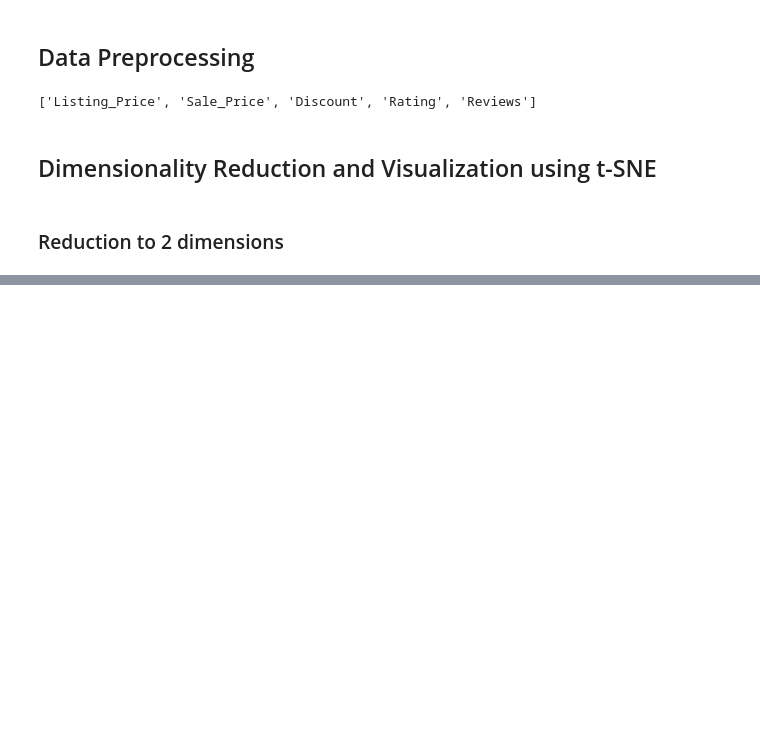
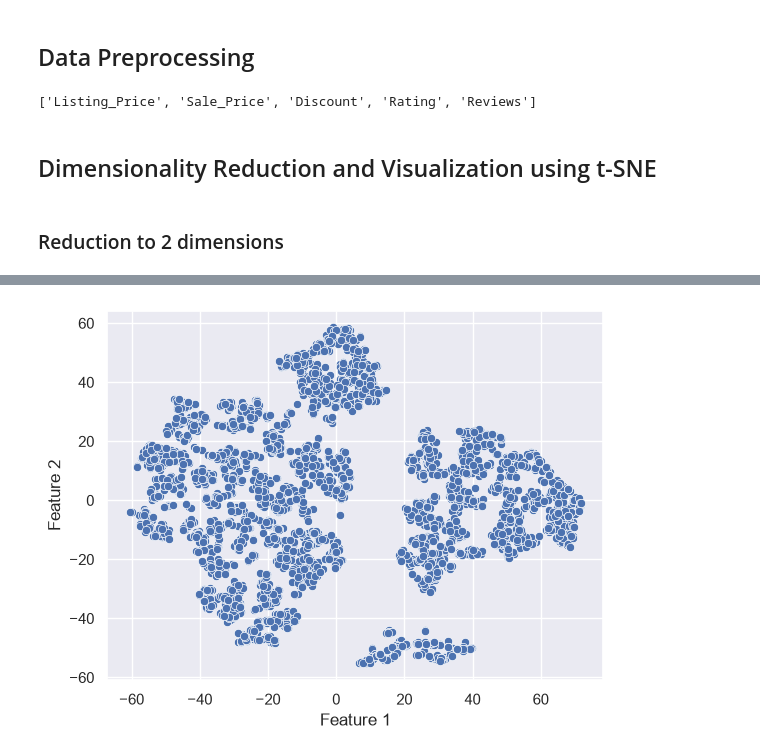
Before and after one commit to dennisumoh325/Product_Segmentation_clustering, a Jupyter notebook: product_seg_NB.ipynb, the cells around one changed output, grey strips where cells are left out. Cells and saved outputs as stored; diff of their text form; code cells hidden in the pictures; blank space fills up the shorter version.

Commit message:
TSNE

```diff
--- a/product_seg_NB.ipynb
+++ b/product_seg_NB.ipynb
@@ -347,3 +347,15 @@ subset_scaled_df = pd.DataFrame(subset_scaled, columns=subset.columns)
 ## Dimensionality Reduction and Visualization using t-SNE
 # %% [markdown]
 ### Reduction to 2 dimensions
+# %%
+# Initiating the t-SNE object
+# n_components=2 specifies the number of dimensions to reduce the data to
+# n_jobs=-2 specifies to use all but one processor core for parallel computation, which speeds up the process
+tsne = TSNE(n_components=2, n_jobs=-2, random_state=1)
+
+# Performing dimensionality reduction on the scaled data
+# fit_transform() fits the t-SNE model to the data and transforms it into the specified number of dimensions
+tsne_reduced_data = tsne.fit_transform(subset_scaled_df)
+
+# Creating a DataFrame from the reduced data
+tsne_2d_data = pd.DataFrame(tsne_reduced_data, columns=(["Feature 1","Feature 2"])) # This DataFrame will have two columns corresponding to the two reduced dimensions
@@ -349,0 +371,4 @@ subset_scaled_df = pd.DataFrame(subset_scaled, columns=subset.columns)
+# %%
+sns.scatterplot(data=tsne_2d_data, x="Feature 1", y="Feature 2");
+# %% [output]
+[figure, added]
```
Also changed, not shown: parts of 5 cells of this notebook.
